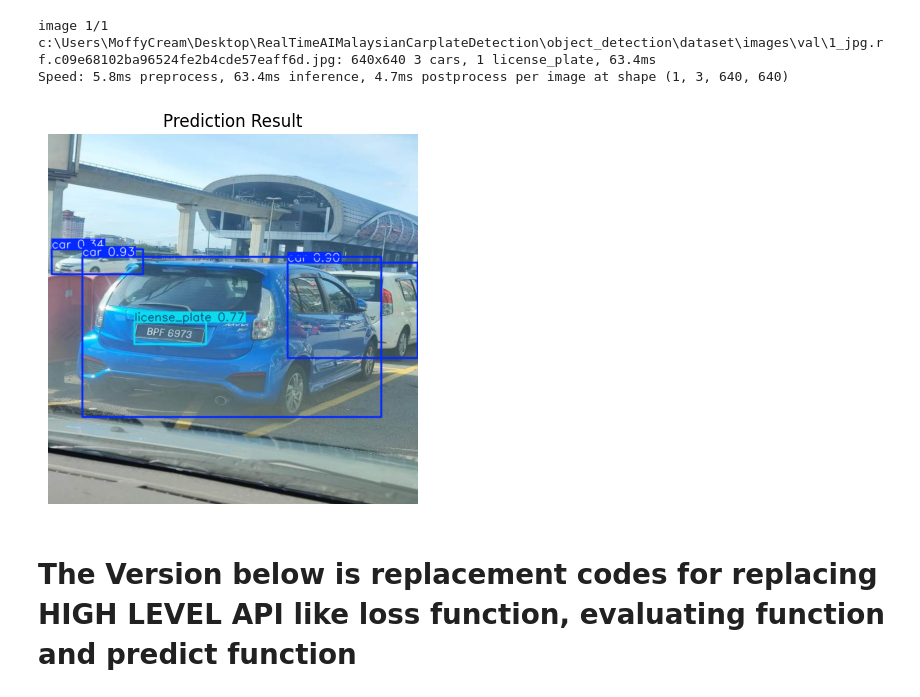
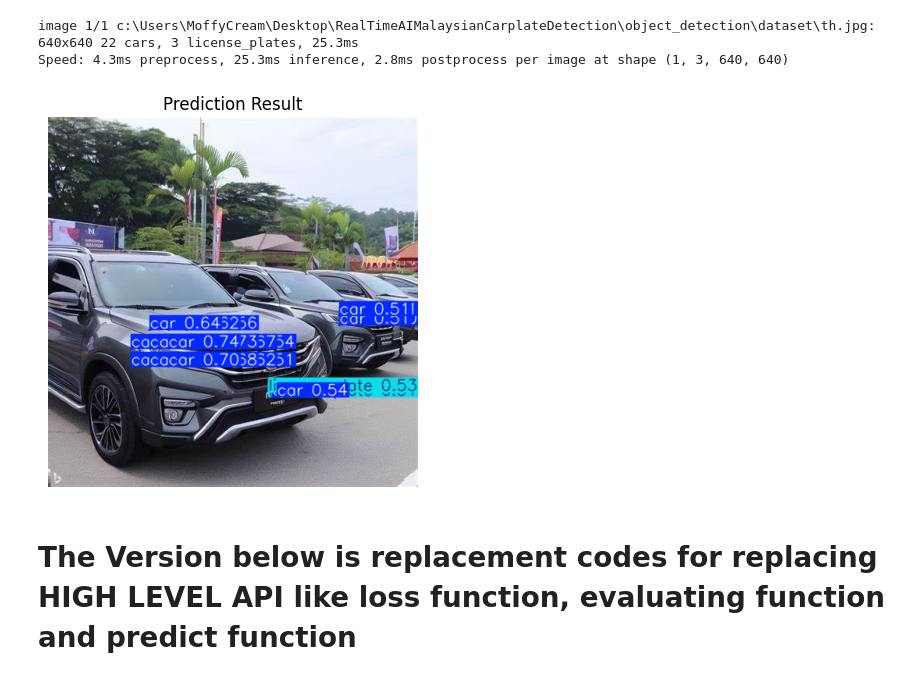
Before and after one commit to corguin47/RealTimeAIMalaysianCarplateDetection, a Jupyter notebook: object_detection/main.ipynb, the cells around one changed output. Saved outputs shown, nothing was run; the diff lists cells and outputs as text; code cells hidden in the pictures.

Commit message:
Update to the yolov11 model

```diff
--- a/object_detection/main.ipynb
+++ b/object_detection/main.ipynb
@@ -248,38 +308,39 @@ import torch
 from ultralytics import YOLO
 import matplotlib.pyplot as plt
 import cv2
 
 # === LOAD MODEL ===
 CUSTOM_WEIGHTS = 'model/yolov11_custom.pth'
-IMAGE_PATH = 'dataset/images/val/1_jpg.rf.c09e68102ba96524fe2b4cde57eaff6d.jpg'
+IMAGE_PATH = 'dataset/th.jpg'
+CONFIDENCE_THRESHOLD = 0.5
 
 # Load wrapper and custom weights
 model_wrapper = YOLO(PRETRAINED_MODEL)
 model_wrapper.model.load_state_dict(torch.load(CUSTOM_WEIGHTS, map_location='cuda' if torch.cuda.is_available() else 'cpu'))
 model_wrapper.model.eval()
 model_wrapper.model.names = {0: "car", 1: "license_plate"}
 
 
 # === RUN PREDICTION ===
-results = model_wrapper.predict(source=IMAGE_PATH, imgsz=IMG_SIZE, conf=0.25) # High
+results = model_wrapper.predict(source=IMAGE_PATH, imgsz=IMG_SIZE, conf=CONFIDENCE_THRESHOLD, device=DEVICE)
 
 # === VISUALIZE RESULT ===
 for r in results:
     # r.plot() returns an annotated BGR image (with boxes, labels)
     annotated_img = r.plot()
 
     # Convert BGR to RGB for displaying with matplotlib
     annotated_img_rgb = cv2.cvtColor(annotated_img, cv2.COLOR_BGR2RGB)
 
     # Show the result
     plt.imshow(annotated_img_rgb)
     plt.title("Prediction Result")
     plt.axis('off')
     plt.show()
 # %% [output]
-image 1/1 c:\Users\MoffyCream\Desktop\RealTimeAIMalaysianCarplateDetection\object_detection\dataset\images\val\1_jpg.rf.c09e68102ba96524fe2b4cde57eaff6d.jpg: 640x640 3 cars, 1 license_plate, 63.4ms
-Speed: 5.8ms preprocess, 63.4ms inference, 4.7ms postprocess per image at shape (1, 3, 640, 640)
+image 1/1 c:\Users\MoffyCream\Desktop\RealTimeAIMalaysianCarplateDetection\object_detection\dataset\th.jpg: 640x640 22 cars, 3 license_plates, 25.3ms
+Speed: 4.3ms preprocess, 25.3ms inference, 2.8ms postprocess per image at shape (1, 3, 640, 640)
-[figure, old version]
+[figure, new version]
 # %% [markdown]
 # The Version below is  replacement codes for replacing HIGH LEVEL API like loss function, evaluating function and predict function
 # %%
```
Also changed, not shown: parts of 9 cells of this notebook, 3 other files.
